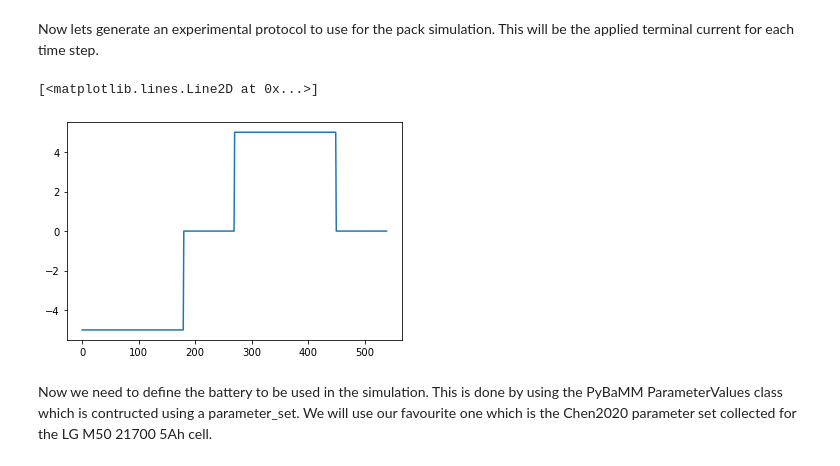
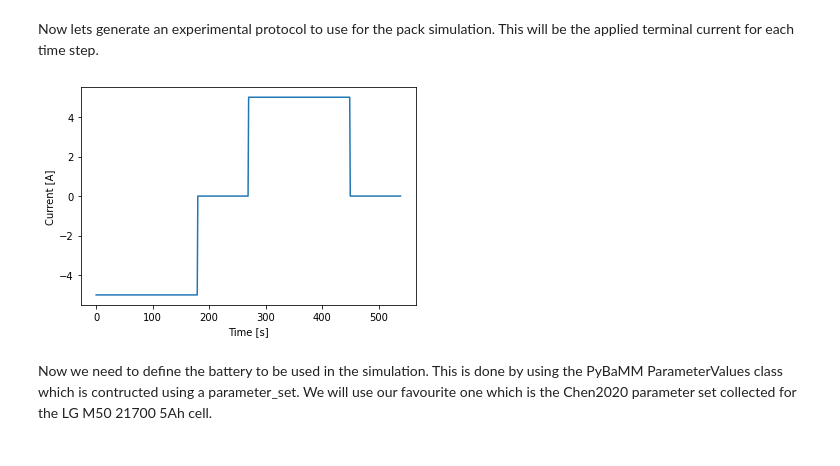
Before and after one commit to pybamm-team/liionpack, a Jupyter notebook: examples/notebooks/01 Getting Started.ipynb, the cells around one changed output. Saved outputs shown, nothing was run; the diff lists cells and outputs as text; code cells hidden in the pictures.

```diff
--- a/examples/notebooks/01 Getting Started.ipynb
+++ b/examples/notebooks/01 Getting Started.ipynb
@@ -66,10 +66,11 @@ protocol = lp.generate_protocol_from_experiment(experiment)
 # %%
 import matplotlib.pyplot as plt
 plt.figure()
 plt.plot(protocol)
+plt.xlabel("Time [s]")
+plt.ylabel("Current [A]");
 # %% [output]
-[<matplotlib.lines.Line2D at 0x...>]
-[figure, old version]
+[figure, new version]
 # %% [markdown]
 Now we need to define the battery to be used in the simulation. This is done by using the PyBaMM ParameterValues class which is contructed using a parameter_set. We will use our favourite one which is the Chen2020 parameter set collected for the LG M50 21700 5Ah cell.
 # %%
```
Also changed, not shown: parts of 5 cells of this notebook, 8 other files.
